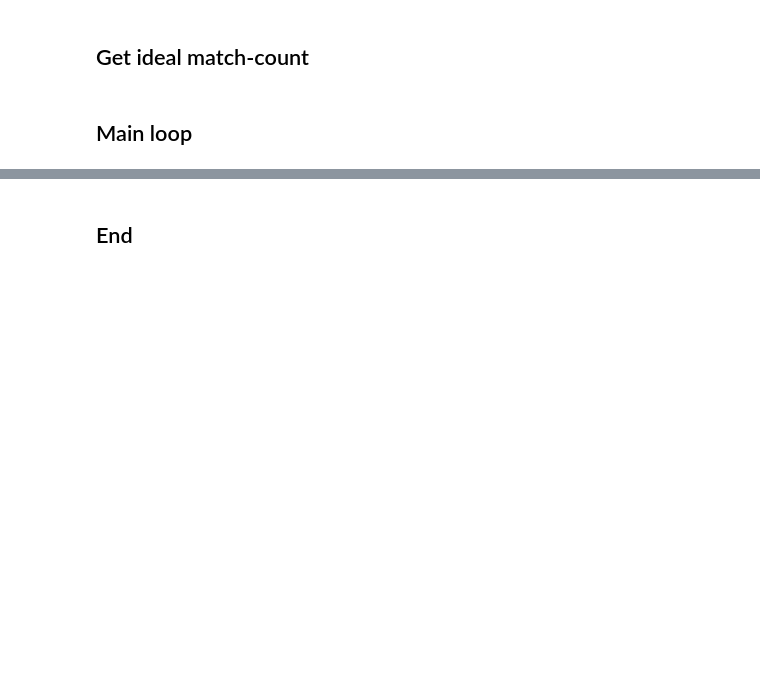
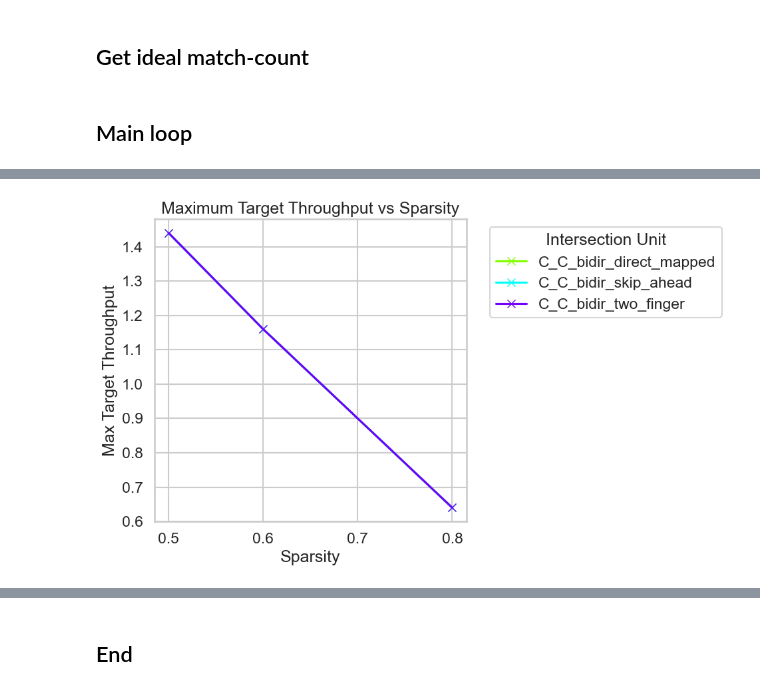
Before and after one commit to abf149/saftool, a Jupyter notebook: src/case_studies/saf_attributes/saf_attributes.ipynb, the cells around one changed output, grey strips where cells are left out. Saved outputs shown, nothing was run; the diff lists cells and outputs as text; code cells hidden in the pictures; blank space fills up the shorter version.

```diff
--- a/src/case_studies/saf_attributes/saf_attributes.ipynb
+++ b/src/case_studies/saf_attributes/saf_attributes.ipynb
@@ -666,0 +832,44 @@ df_filtered_feasible
+# %%
+def plot_max_thrpt_vs_sparsity(df):
+    """
+    Plots the maximum target throughput vs sparsity for each intersection unit.
+
+    Parameters:
+    df (pd.DataFrame): The DataFrame containing the data to be plotted.
+    """
+    # Group by sparsity and intersection unit, then calculate max target_thrpt
+    grouped = df.groupby(['sparsity_fraction0', 'isect'])['target_thrpt'].max().reset_index()
+
+    # Set the style for the plot
+    sns.set(style="whitegrid")
+    sns.set_context("talk")
+
+    # Create a color palette
+    unique_isect = grouped['isect'].unique()
+    palette = sns.color_palette("hsv", len(unique_isect))
+
+    # Plotting
+    plt.figure(figsize=(10, 6))
+
+    for i, isect in enumerate(unique_isect):
+        subset = grouped[grouped['isect'] == isect]
+        plt.plot(subset['sparsity_fraction0'], subset['target_thrpt'],
+                 label=isect, color=palette[i], marker='x', linestyle='-', markersize=8)
+
+    # Adding legend, title, and labels
+    plt.legend(title='Intersection Unit', bbox_to_anchor=(1.05, 1), loc='upper left')
+    plt.title('Maximum Target Throughput vs Sparsity')
+    plt.xlabel('Sparsity')
+    plt.ylabel('Max Target Throughput')
+    plt.grid(True)
+    plt.tight_layout()
+
+    # Show plot
+    plt.show()
+
+# Usage:
+# plot_max_thrpt_vs_sparsity(df)
+# %%
+plot_max_thrpt_vs_sparsity(df_filt)
+# %% [output]
+[figure, added]
```
Also changed, not shown: parts of 42 cells of this notebook.
